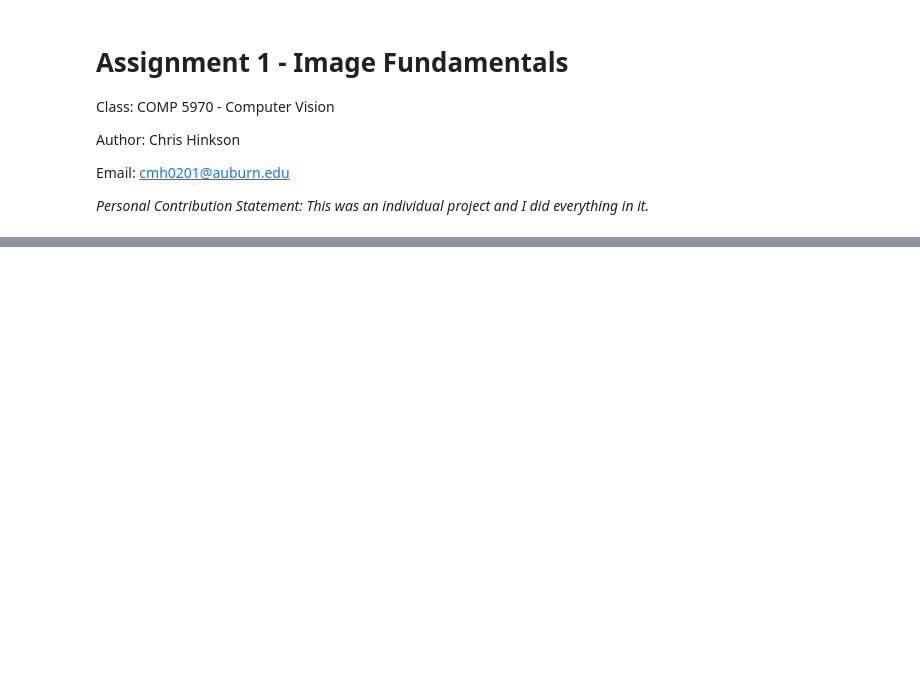
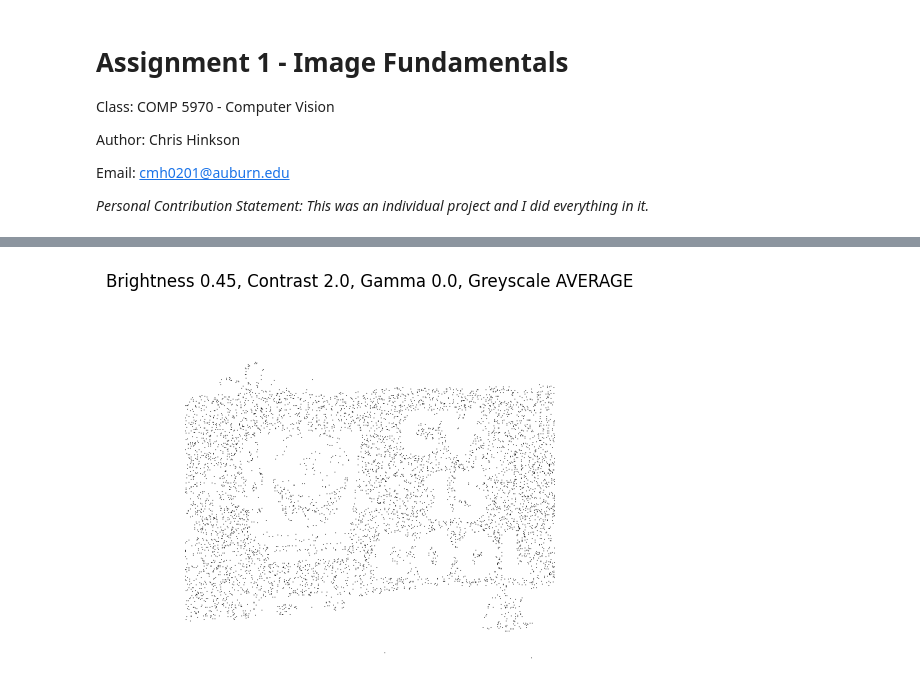
Before and after one commit to cmh02/COMP5970---Computer-Vision, a Jupyter notebook: Assignment 1 - Image Fundamentals/src/Assignment1_ImageFundamentals.ipynb, the cells around one changed output, grey strips where cells are left out. Cells and saved outputs as stored; diff of their text form; code cells hidden in the pictures; blank space fills up the shorter version.

```diff
--- a/Assignment 1 - Image Fundamentals/src/Assignment1_ImageFundamentals.ipynb
+++ b/Assignment 1 - Image Fundamentals/src/Assignment1_ImageFundamentals.ipynb
@@ -127,7 +133,7 @@ class ImageDisplay:
 
 		# If no filename provided, use title
 		if filename is None or filename == "":
-			filename = f"../images/{self.title.replace(' ', '_')}.png"
+			filename = f"images/{self.title.replace(' ', '_')}.png"
 
 		# Save the image to a file
 		self.fig.savefig(filename)
@@ -300,6 +306,23 @@ interactive(children=(FloatSlider(value=0.0, description='brightnessModifier', m
 # %%
 '''
 TASK 1 RESULTS
 
-This cell will provide the two image configurations that I found best-revealed the secret phrase.
+This cell will provide the image configuration that I found best-revealed the secret phrase.
 '''
+
+# Load the provided image
+photometricHiddenImage = cv2.imread("images/photometric_hidden_image.png")
+photometricHiddenImage = cv2.cvtColor(photometricHiddenImage, cv2.COLOR_BGR2RGB)
+photometricImageModifier = ImageModifier(photometricHiddenImage)
+
+# Apply brightness, contrast, gamma, and greyscale modifications
+modifiedImage = photometricImageModifier.changeImageBrightness(brightnessModifier=0.45)
+modifiedImage = photometricImageModifier.changeImageContrast(image=modifiedImage, contrastModifier=2.0)
+modifiedImage = photometricImageModifier.changeImageGamma(image=modifiedImage, gammaModifier=0.0)
+modifiedImage = photometricImageModifier.changeImageGreyscale(image=modifiedImage, greyscaleType=GreyscaleType.AVERAGE)
+
+# Display the results
+finalImageDisplayer = ImageDisplay()
+finalImageDisplayer.showImage(modifiedImage, "Brightness 0.45, Contrast 2.0, Gamma 0.0, Greyscale AVERAGE", doGreyMap=True)
+# %% [output]
+[figure, added]
```
Also changed, not shown: parts of 2 cells of this notebook.
